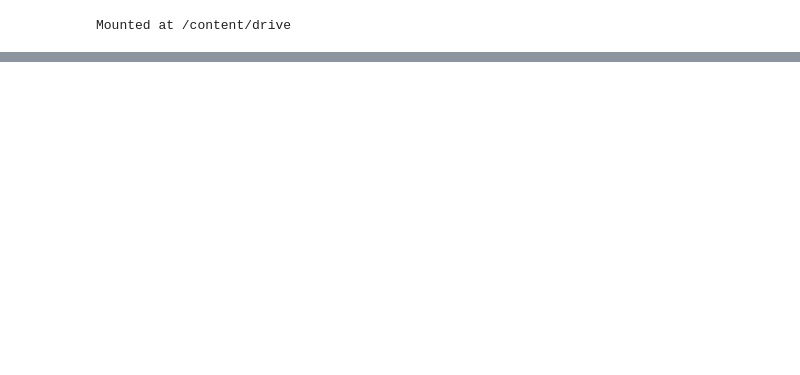
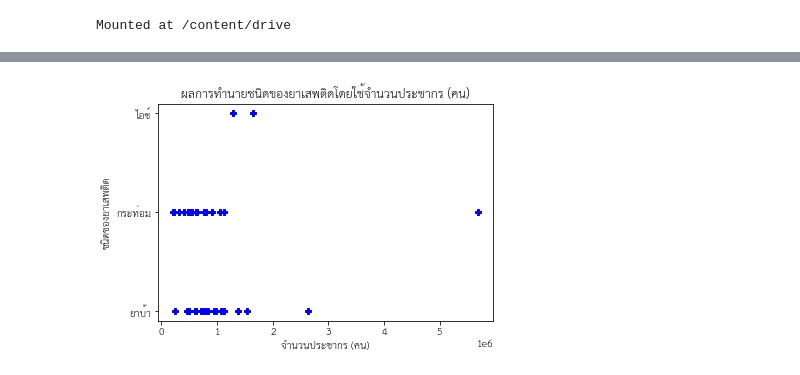
Before and after one commit to Supaporn-Bututham/DWDM21, a Jupyter notebook: Project_DWDM.ipynb, the cells around one changed output, grey strips where cells are left out. Saved outputs shown, nothing was run; the diff lists cells and outputs as text; code cells hidden in the pictures; blank space fills up the shorter version.

```diff
--- a/Project_DWDM.ipynb
+++ b/Project_DWDM.ipynb
@@ -204,0 +1270,9 @@ data_straffic
+# %%
+# กราฟผลการทำนายชนิดของยาเสพติดโดยใช้จำนวนประชากร (คน)
+plt.plot(X_test['จำนวนประชากร (คน) '],perceptron2final_result,'Pb')
+plt.xlabel('จำนวนประชากร (คน)')
+plt.ylabel('ชนิดของยาเสพติด')
+plt.title('ผลการทำนายชนิดของยาเสพติดโดยใช้จำนวนประชากร (คน)')
+plt.show();
+# %% [output]
+[figure, added]
```
Also changed, not shown: parts of 173 cells of this notebook.
